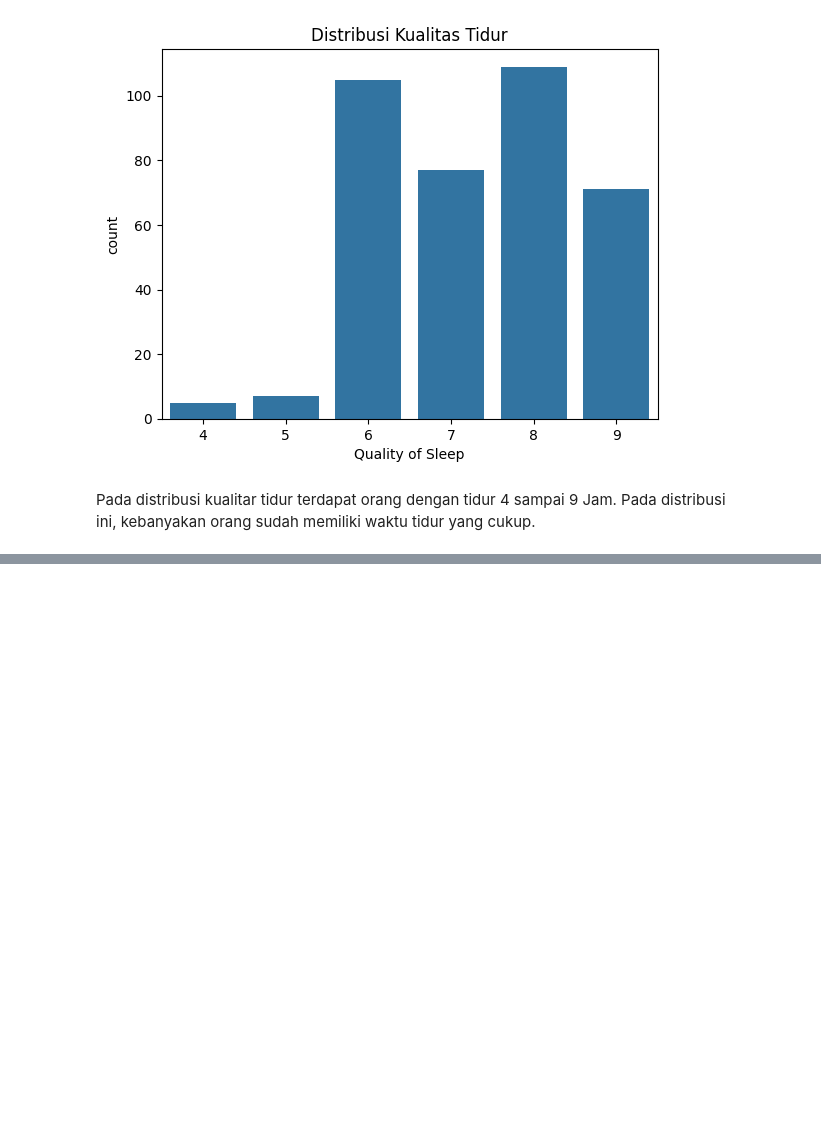
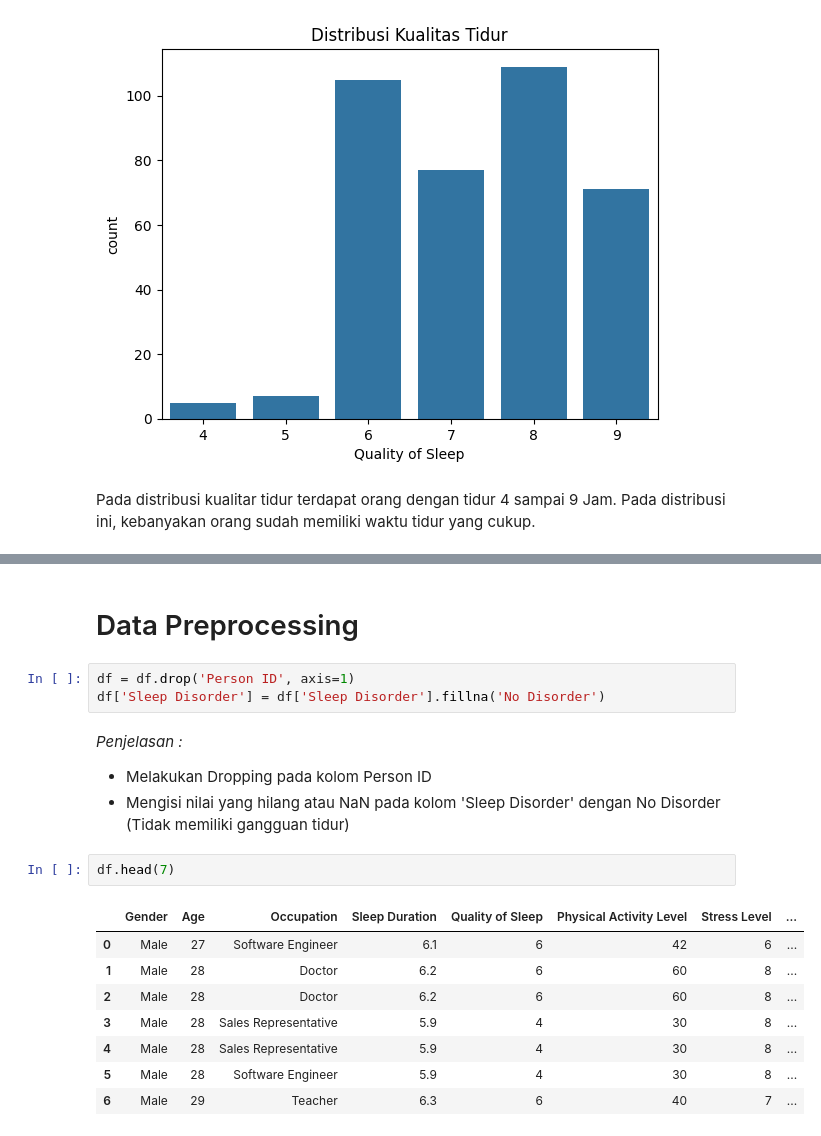
Before and after one commit to Naiazzahra/Analysis-Predictive_CC25, a Jupyter notebook: analysis_predictive.ipynb, the cells around one changed output, grey strips where cells are left out. Cells and saved outputs as stored; diff of their text form; blank space fills up the shorter version.

```diff
--- a/analysis_predictive.ipynb
+++ b/analysis_predictive.ipynb
@@ -129,0 +148,20 @@ NameError: name 'numerical_cols' is not defined
+# %% [markdown]
+# Data Preprocessing
+# %%
+df = df.drop('Person ID', axis=1)
+df['Sleep Disorder'] = df['Sleep Disorder'].fillna('No Disorder')
+# %% [markdown]
+*Penjelasan :*
+- Melakukan Dropping pada kolom Person ID
+- Mengisi nilai yang hilang atau NaN pada kolom 'Sleep Disorder' dengan No Disorder (Tidak memiliki gangguan tidur)
+# %%
+df.head(7)
+# %% [output]
+|  | Gender | Age | Occupation | Sleep Duration | Quality of Sleep | Physical Activity Level | Stress Level | ... |
+| 0 | Male | 27 | Software Engineer | 6.1 | 6 | 42 | 6 | ... |
+| 1 | Male | 28 | Doctor | 6.2 | 6 | 60 | 8 | ... |
+| 2 | Male | 28 | Doctor | 6.2 | 6 | 60 | 8 | ... |
+| 3 | Male | 28 | Sales Representative | 5.9 | 4 | 30 | 8 | ... |
+| 4 | Male | 28 | Sales Representative | 5.9 | 4 | 30 | 8 | ... |
+| 5 | Male | 28 | Software Engineer | 5.9 | 4 | 30 | 8 | ... |
+| 6 | Male | 29 | Teacher | 6.3 | 6 | 40 | 7 | ... |
```
Also changed, not shown: parts of 13 cells of this notebook, 1 other file.
